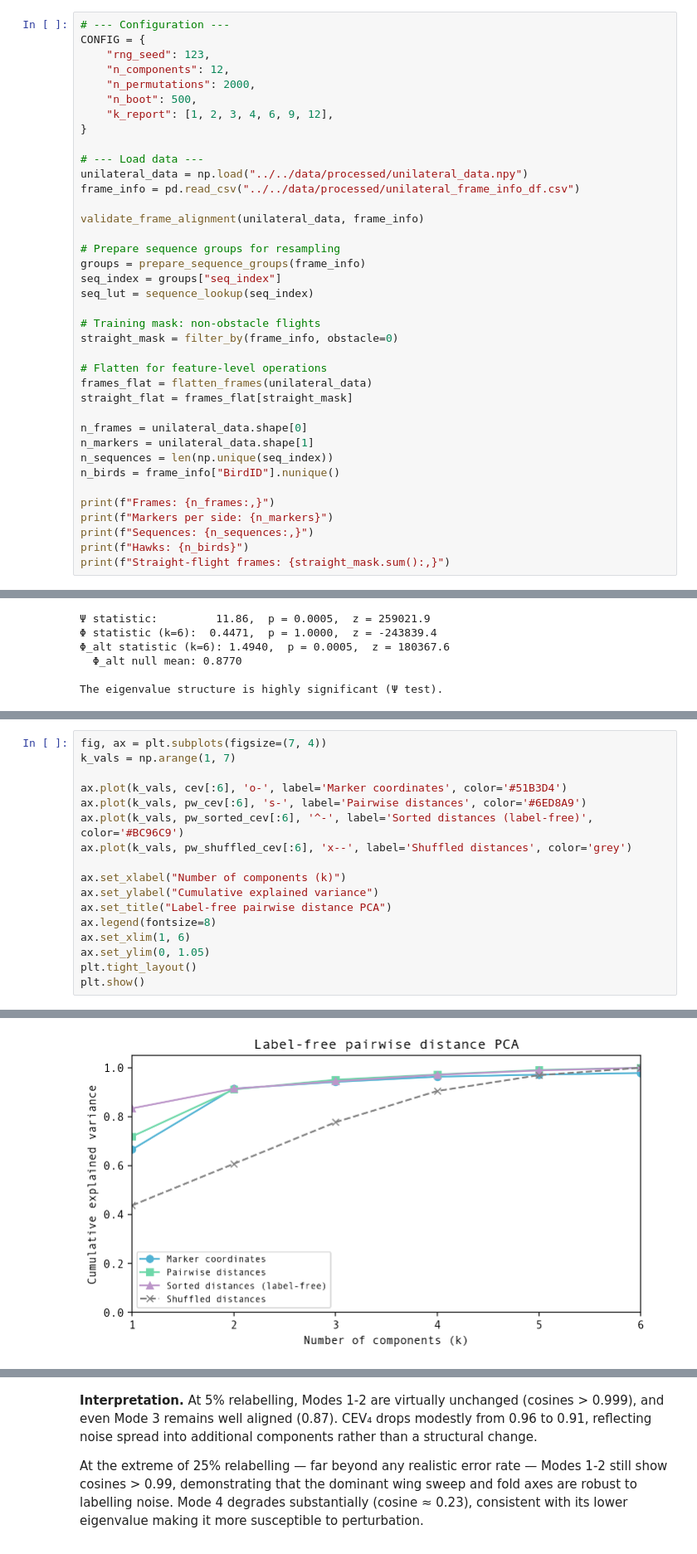
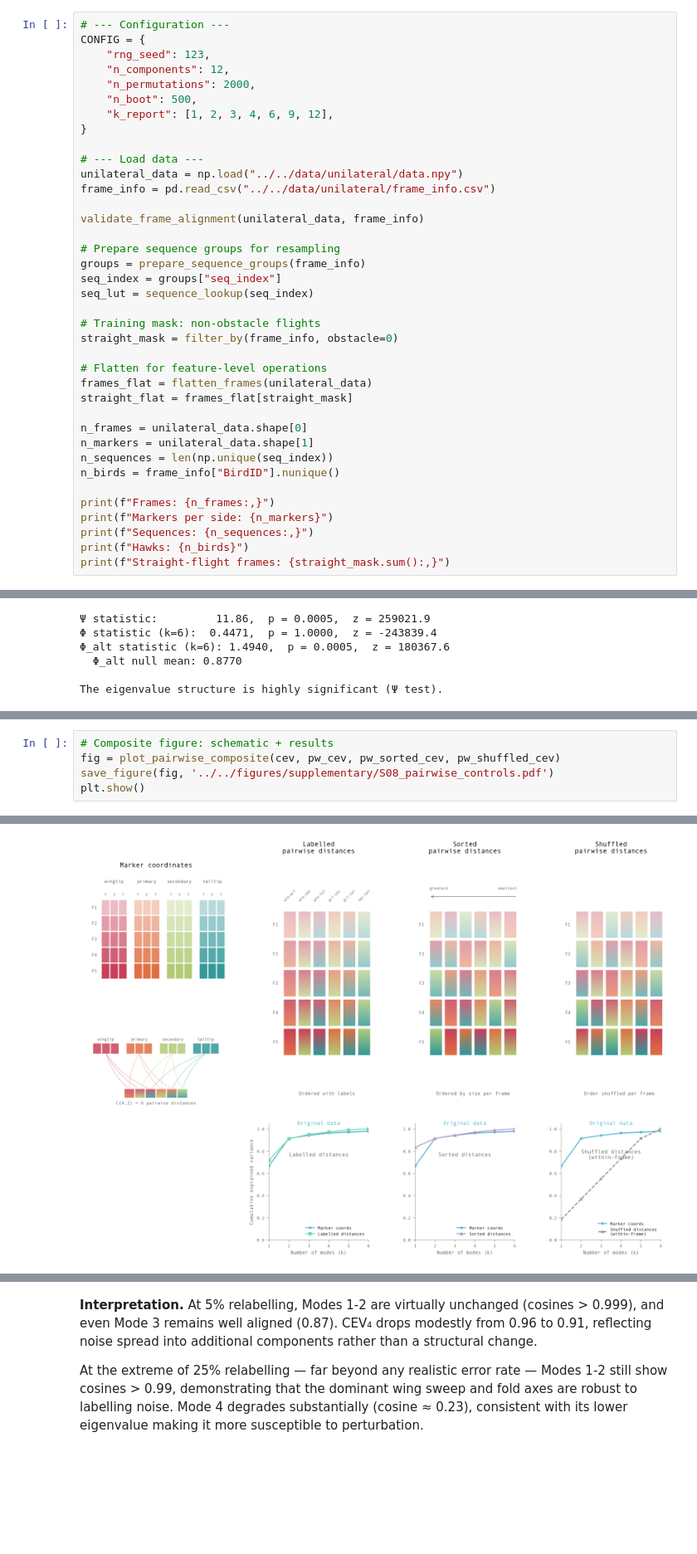
Before and after one commit to LydiaFrance/kinematic-morphospace, a Jupyter notebook: examples/hawks/06_RobustnessValidation.ipynb, the cells around one changed output, grey strips where cells are left out. Shown at 83% size. Drawn from its saved outputs; the diff is of its cells as text; blank space fills up the shorter version.

```diff
--- a/examples/hawks/06_RobustnessValidation.ipynb
+++ b/examples/hawks/06_RobustnessValidation.ipynb
@@ -55,8 +63,8 @@ CONFIG = {
 }
 
 # --- Load data ---
-unilateral_data = np.load("../../data/processed/unilateral_data.npy")
-frame_info = pd.read_csv("../../data/processed/unilateral_frame_info_df.csv")
+unilateral_data = np.load("../../data/unilateral/data.npy")
+frame_info = pd.read_csv("../../data/unilateral/frame_info.csv")
 
 validate_frame_alignment(unilateral_data, frame_info)
 
@@ -450,18 +494,6 @@ Pairwise distance features: (289528, 6)
 # %%
-fig, ax = plt.subplots(figsize=(7, 4))
-k_vals = np.arange(1, 7)
-
-ax.plot(k_vals, cev[:6], 'o-', label='Marker coordinates', color='#51B3D4')
-ax.plot(k_vals, pw_cev[:6], 's-', label='Pairwise distances', color='#6ED8A9')
-ax.plot(k_vals, pw_sorted_cev[:6], '^-', label='Sorted distances (label-free)', color='#BC96C9')
-ax.plot(k_vals, pw_shuffled_cev[:6], 'x--', label='Shuffled distances', color='grey')
-
-ax.set_xlabel("Number of components (k)")
-ax.set_ylabel("Cumulative explained variance")
-ax.set_title("Label-free pairwise distance PCA")
-ax.legend(fontsize=8)
-ax.set_xlim(1, 6)
-ax.set_ylim(0, 1.05)
-plt.tight_layout()
+# Composite figure: schematic + results
+fig = plot_pairwise_composite(cev, pw_cev, pw_sorted_cev, pw_shuffled_cev)
+save_figure(fig, '../../figures/supplementary/S08_pairwise_controls.pdf')
 plt.show()
 # %% [output]
@@ -468,2 +501,2 @@ plt.show()
-[figure, old version]
+[figure, new version]
 # %% [markdown]
```
Also changed, not shown: parts of 50 cells of this notebook, 13 other files.
